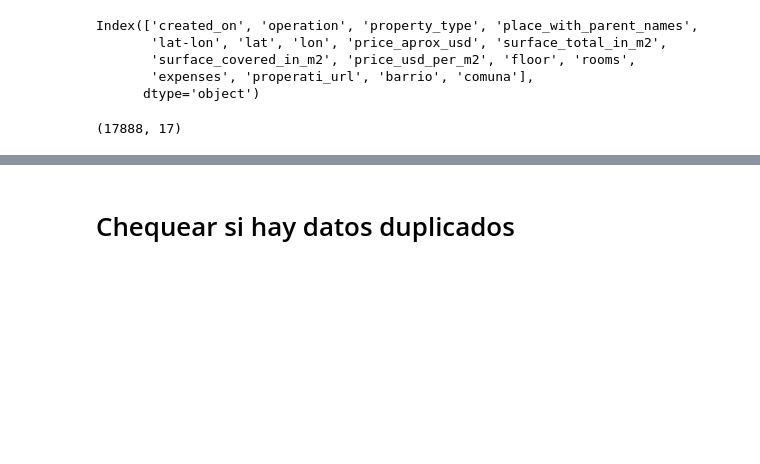
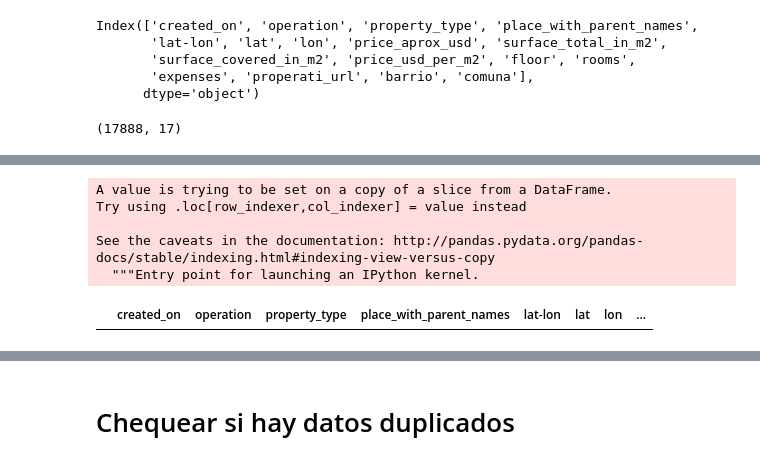
Before and after one commit to mnuclle/DiploDatos, a Jupyter notebook: 00 - Mentorias/2. Mentoria AyCD/Analisis_y_curación.ipynb, the cells around one changed output, grey strips where cells are left out. Drawn from its saved outputs; the diff is of its cells as text; code cells hidden in the pictures; blank space fills up the shorter version.

```diff
--- a/00 - Mentorias/2. Mentoria AyCD/Analisis_y_curación.ipynb
+++ b/00 - Mentorias/2. Mentoria AyCD/Analisis_y_curación.ipynb
@@ -102,0 +124,10 @@ df_prop.shape
+# %%
+df_prop['properati_url_weirdness'] = df_prop['properati_url'].apply(weird)
+df_prop[df_prop['properati_url_weirdness'] > 1]
+# %% [output]
+A value is trying to be set on a copy of a slice from a DataFrame.
+Try using .loc[row_indexer,col_indexer] = value instead
+
+See the caveats in the documentation: http://pandas.pydata.org/pandas-docs/stable/indexing.html#indexing-view-versus-copy
+  """Entry point for launching an IPython kernel.
+|  | created_on | operation | property_type | place_with_parent_names | lat-lon | lat | lon | ... |
```
Also changed, not shown: parts of 11 cells of this notebook.
